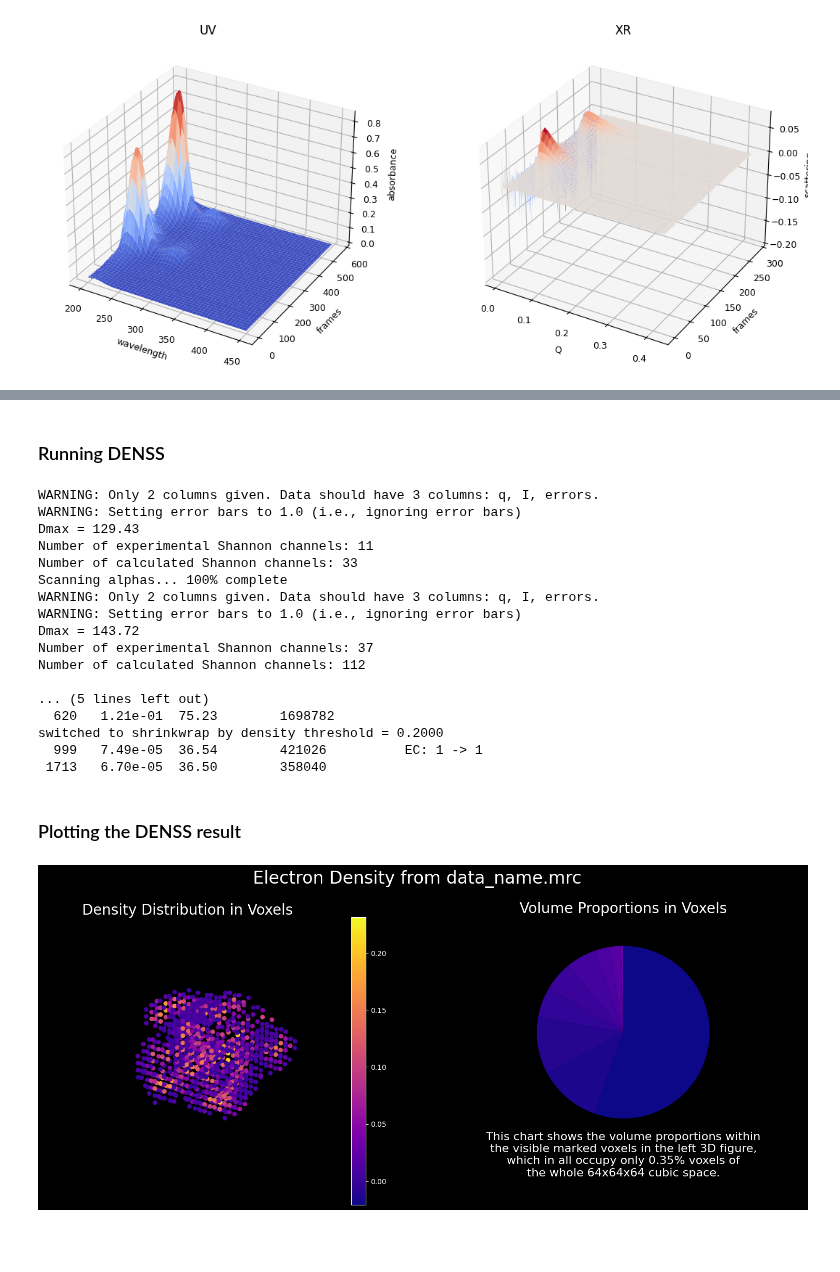
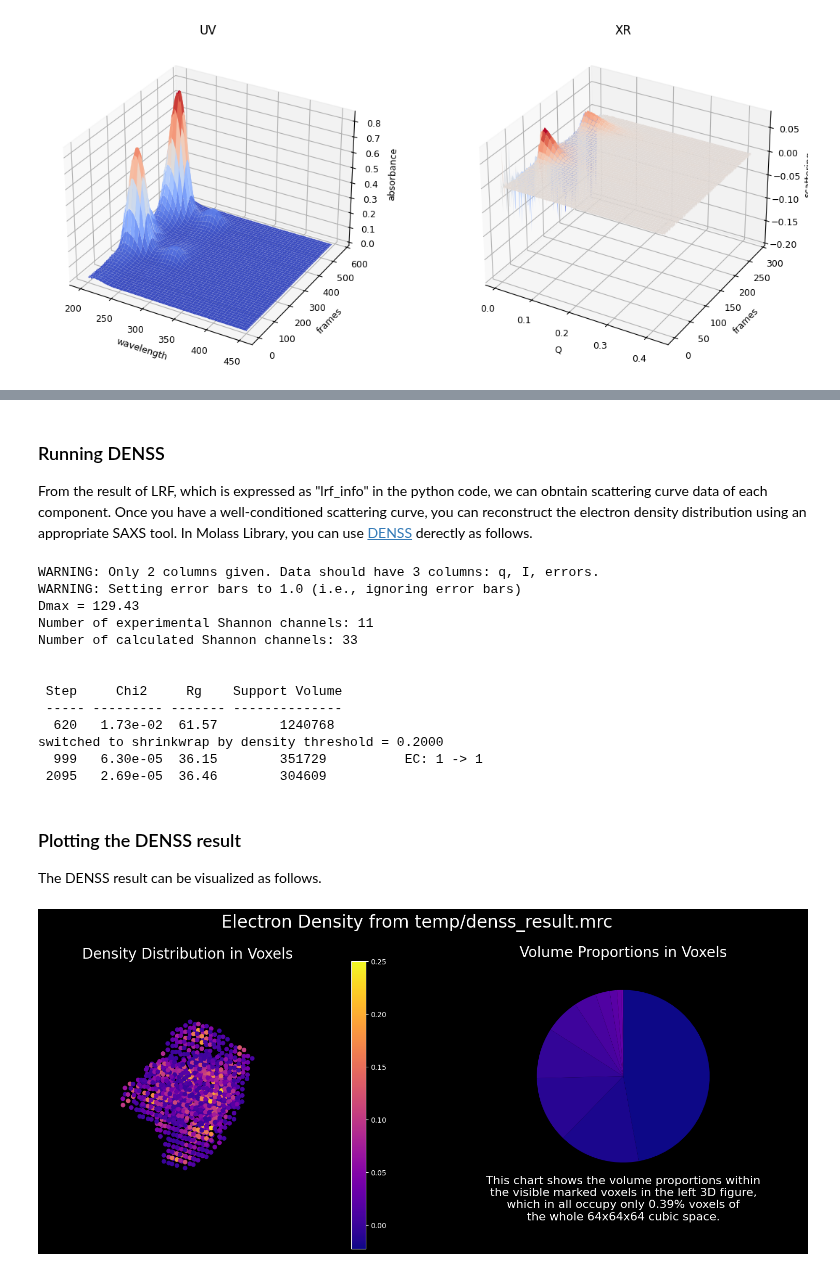
Before and after one commit to nshimizu0721/molass-tutorial, a Jupyter notebook: _sources/chapters/00/quick_start.ipynb, the cells around one changed output, grey strips where cells are left out. Cells and saved outputs as stored; diff of their text form; code cells hidden in the pictures; blank space fills up the shorter version.

```diff
--- a/_sources/chapters/00/quick_start.ipynb
+++ b/_sources/chapters/00/quick_start.ipynb
@@ -46,34 +62,37 @@ developper memo: remember that "LowRank.CoupledAdjuster.select_components" is no
 # %% [markdown]
 ### Running DENSS
+
+From the result of LRF, which is expressed as "lrf_info" in the python code, we can obntain scattering curve data of each component.
+Once you have a well-conditioned scattering curve, you can reconstruct the electron density distribution using an appropriate SAXS tool.
+In Molass Library, you can use [DENSS](https://tdgrant.com/) derectly as follows.
 # %%
-from molass.SAXS.DenssTools import exec_denss
-data = lrf_info.get_data_for_denss(k=0)
-exec_denss(data)
+from molass.SAXS.DenssTools import run_denss
+jcurve_array = lrf_info.get_xr_components()[0].get_jcurve_array()
+output_folder = "temp"
+run_denss(jcurve_array, output_folder=output_folder)
 # %% [output]
 WARNING: Only 2 columns given. Data should have 3 columns: q, I, errors.
 WARNING: Setting error bars to 1.0 (i.e., ignoring error bars)
 Dmax = 129.43
 Number of experimental Shannon channels: 11
 Number of calculated Shannon channels: 33
-Scanning alphas... 100% complete
-WARNING: Only 2 columns given. Data should have 3 columns: q, I, errors.
-WARNING: Setting error bars to 1.0 (i.e., ignoring error bars)
-Dmax = 143.72
-Number of experimental Shannon channels: 37
-Number of calculated Shannon channels: 112
 
-... (5 lines left out)
-  620   1.21e-01  75.23        1698782
+
+ Step     Chi2     Rg    Support Volume
+ ----- --------- ------- --------------
+  620   1.73e-02  61.57        1240768
 switched to shrinkwrap by density threshold = 0.2000
-  999   7.49e-05  36.54        421026          EC: 1 -> 1
- 1713   6.70e-05  36.50        358040
+  999   6.30e-05  36.15        351729          EC: 1 -> 1
+ 2095   2.69e-05  36.46        304609
 # %% [markdown]
 ### Plotting the DENSS result
+
+The DENSS result can be visualized as follows.
 # %%
 import matplotlib.pyplot as plt
 from molass.SAXS.MrcViewer import show_mrc
 # %matplotlib widget
 %matplotlib inline
-show_mrc('data_name.mrc');
+show_mrc(output_folder + '/denss_result.mrc');
 # %% [output]
-[figure, old version]
+[figure, new version]
```
Also changed, not shown: parts of 5 cells of this notebook, 15 other files.
